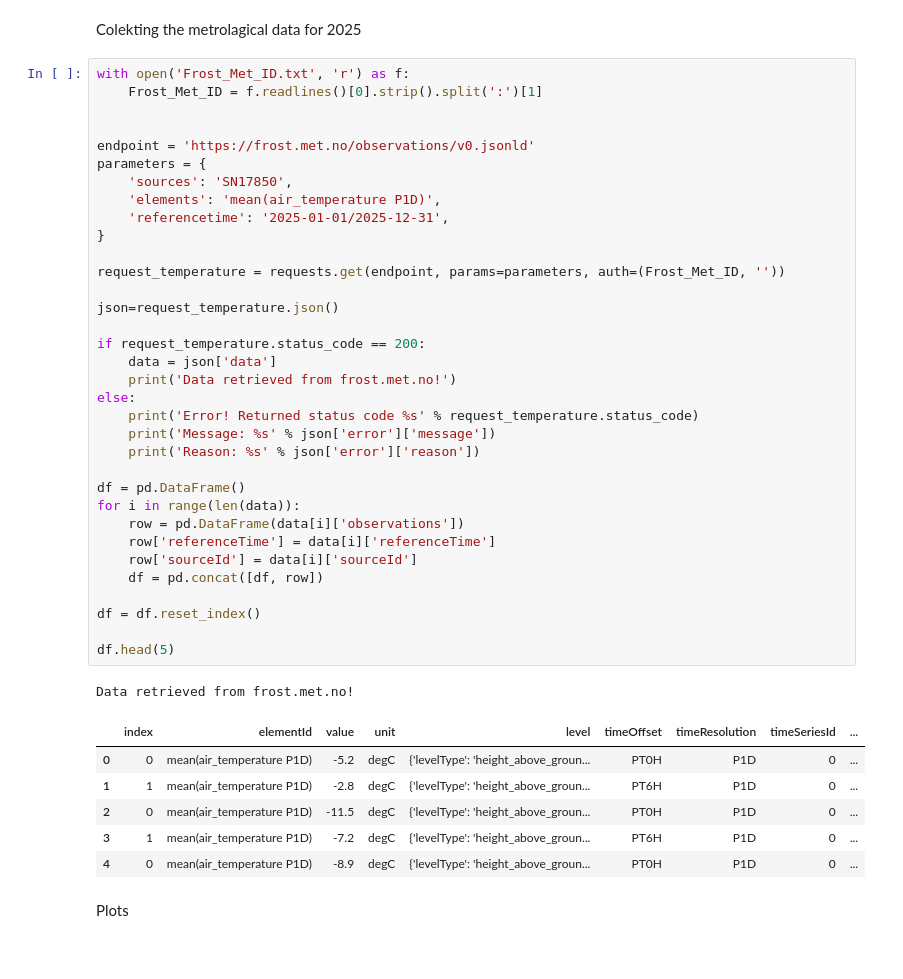
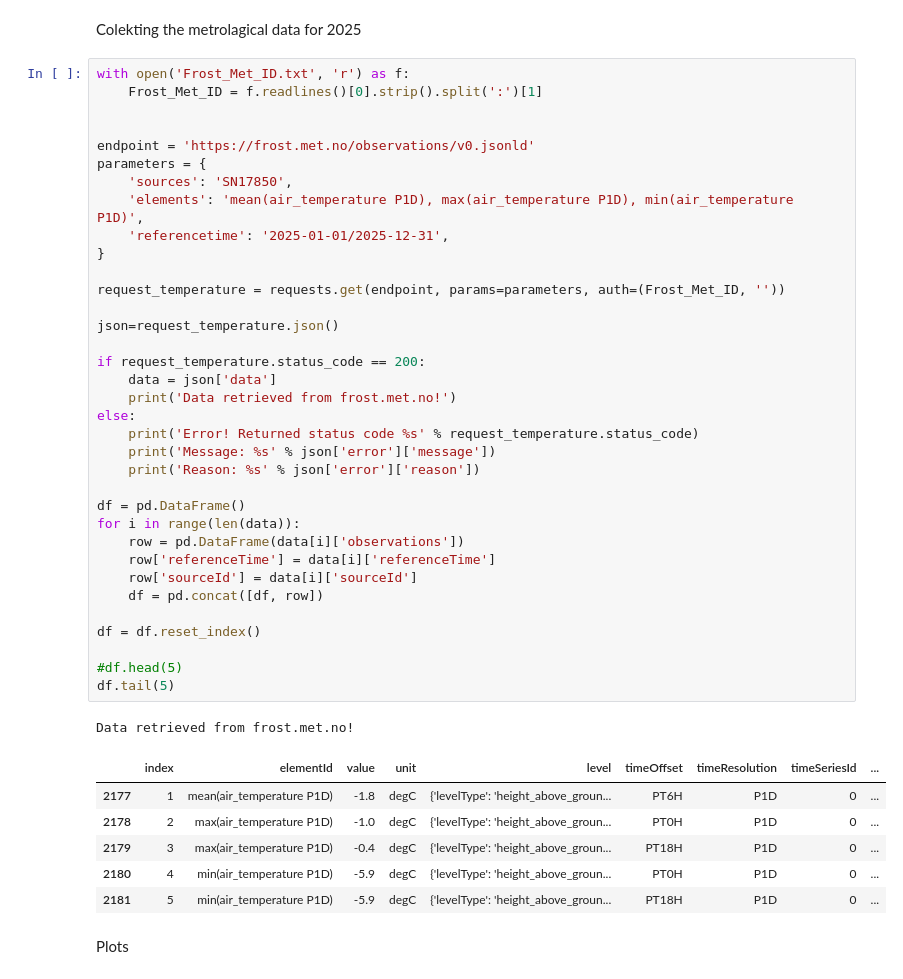
Before and after one commit to adriannv22/Inf201_deliverabal1, a Jupyter notebook: inf201_deliverabel_1.ipynb, the cells around one changed output. Saved outputs shown, nothing was run; the diff lists cells and outputs as text.

```diff
--- a/inf201_deliverabel_1.ipynb
+++ b/inf201_deliverabel_1.ipynb
@@ -18,40 +18,41 @@ with open('Frost_Met_ID.txt', 'r') as f:
 endpoint = 'https://frost.met.no/observations/v0.jsonld'
 parameters = {
     'sources': 'SN17850',
-    'elements': 'mean(air_temperature P1D)',
+    'elements': 'mean(air_temperature P1D), max(air_temperature P1D), min(air_temperature P1D)',
     'referencetime': '2025-01-01/2025-12-31',
 }
 
 request_temperature = requests.get(endpoint, params=parameters, auth=(Frost_Met_ID, ''))
 
 json=request_temperature.json()
 
 if request_temperature.status_code == 200:
     data = json['data']
     print('Data retrieved from frost.met.no!')
 else:
     print('Error! Returned status code %s' % request_temperature.status_code)
     print('Message: %s' % json['error']['message'])
     print('Reason: %s' % json['error']['reason'])
 
 df = pd.DataFrame()
 for i in range(len(data)):
     row = pd.DataFrame(data[i]['observations'])
     row['referenceTime'] = data[i]['referenceTime']
     row['sourceId'] = data[i]['sourceId']
     df = pd.concat([df, row])
 
 df = df.reset_index()
 
-df.head(5)
+#df.head(5)
+df.tail(5)
 # %% [output]
 Data retrieved from frost.met.no!
 |  | index | elementId | value | unit | level | timeOffset | timeResolution | timeSeriesId | ... |
-| 0 | 0 | mean(air_temperature P1D) | -5.2 | degC | {'levelType': 'height_above_groun... | PT0H | P1D | 0 | ... |
-| 1 | 1 | mean(air_temperature P1D) | -2.8 | degC | {'levelType': 'height_above_groun... | PT6H | P1D | 0 | ... |
-| 2 | 0 | mean(air_temperature P1D) | -11.5 | degC | {'levelType': 'height_above_groun... | PT0H | P1D | 0 | ... |
-| 3 | 1 | mean(air_temperature P1D) | -7.2 | degC | {'levelType': 'height_above_groun... | PT6H | P1D | 0 | ... |
-| 4 | 0 | mean(air_temperature P1D) | -8.9 | degC | {'levelType': 'height_above_groun... | PT0H | P1D | 0 | ... |
+| 2177 | 1 | mean(air_temperature P1D) | -1.8 | degC | {'levelType': 'height_above_groun... | PT6H | P1D | 0 | ... |
+| 2178 | 2 | max(air_temperature P1D) | -1.0 | degC | {'levelType': 'height_above_groun... | PT0H | P1D | 0 | ... |
+| 2179 | 3 | max(air_temperature P1D) | -0.4 | degC | {'levelType': 'height_above_groun... | PT18H | P1D | 0 | ... |
+| 2180 | 4 | min(air_temperature P1D) | -5.9 | degC | {'levelType': 'height_above_groun... | PT0H | P1D | 0 | ... |
+| 2181 | 5 | min(air_temperature P1D) | -5.9 | degC | {'levelType': 'height_above_groun... | PT18H | P1D | 0 | ... |
 # %% [markdown]
 Plots
 # %%
```
Also changed, not shown: parts of 3 cells of this notebook.
